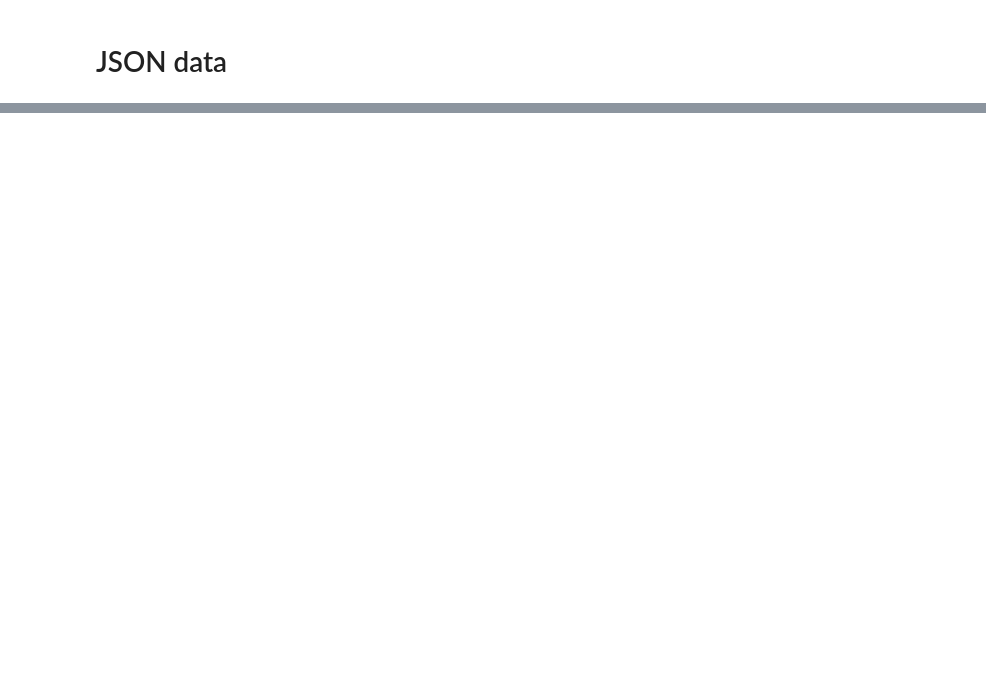
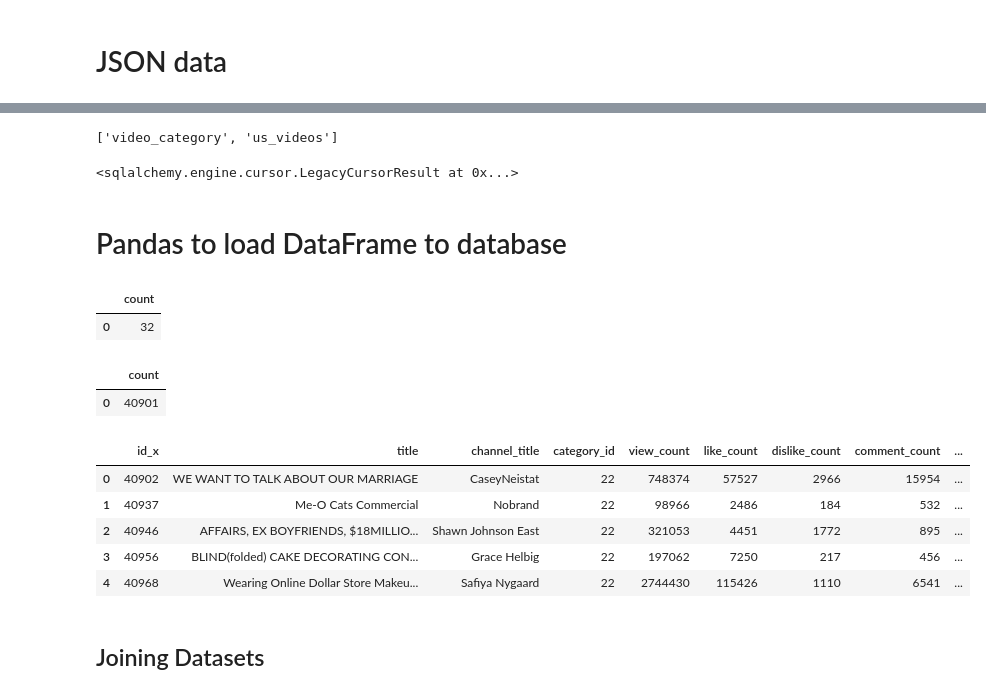
Before and after one commit to ratikachauhan/ETL-Project2-PSR, a Jupyter notebook: Jupyter Notebooks/Data Cleanup.ipynb, the cells around one changed output, grey strips where cells are left out. Drawn from its saved outputs; the diff is of its cells as text; code cells hidden in the pictures; blank space fills up the shorter version.

```diff
--- a/Jupyter Notebooks/Data Cleanup.ipynb
+++ b/Jupyter Notebooks/Data Cleanup.ipynb
@@ -71,0 +168,16 @@ categories
+# %%
+#Creating connection to Postgress database
+from sqlalchemy import create_engine
+engine = create_engine(f'postgresql://{username}:{password}@localhost:5432/etl_project')
+#connection = engine.connect()
+# %%
+engine.table_names()
+# %% [output]
+['video_category', 'us_videos']
+# %%
+#Remove after final run
+engine.execute("TRUNCATE TABLE us_videos, video_category")
+# %% [output]
+<sqlalchemy.engine.cursor.LegacyCursorResult at 0x...>
+# %% [markdown]
+# Pandas to load DataFrame to database
@@ -71,0 +186,6 @@ categories
+# %%
+sql_category_count =pd.read_sql_query('select count(id) from video_category', con=engine)
+sql_category_count
+# %% [output]
+|  | count |
+| 0 | 32 |
@@ -71,0 +194,21 @@ categories
+# %%
+sql_video_count = pd.read_sql_query('Select count(id) from us_videos', con=engine)
+sql_video_count
+# %% [output]
+|  | count |
+| 0 | 40901 |
+# %%
+us_videos_sql = pd.read_sql("SELECT * FROM us_videos", con=engine)
+video_category_sql = pd.read_sql("SELECT * FROM video_category", con=engine)
+# %%
+combined_df = us_videos_sql.merge(video_category_sql, left_on='category_id', right_on='id')
+combined_df.head()
+# %% [output]
+|  | id_x | title | channel_title | category_id | view_count | like_count | dislike_count | comment_count | ... |
+| 0 | 40902 | WE WANT TO TALK ABOUT OUR MARRIAGE | CaseyNeistat | 22 | 748374 | 57527 | 2966 | 15954 | ... |
+| 1 | 40937 | Me-O Cats Commercial | Nobrand | 22 | 98966 | 2486 | 184 | 532 | ... |
+| 2 | 40946 | AFFAIRS, EX BOYFRIENDS, $18MILLIO... | Shawn Johnson East | 22 | 321053 | 4451 | 1772 | 895 | ... |
+| 3 | 40956 | BLIND(folded) CAKE DECORATING CON... | Grace Helbig | 22 | 197062 | 7250 | 217 | 456 | ... |
+| 4 | 40968 | Wearing Online Dollar Store Makeu... | Safiya Nygaard | 22 | 2744430 | 115426 | 1110 | 6541 | ... |
+# %% [markdown]
+## Joining Datasets
```
Also changed, not shown: parts of 28 cells of this notebook, 3 other files.
